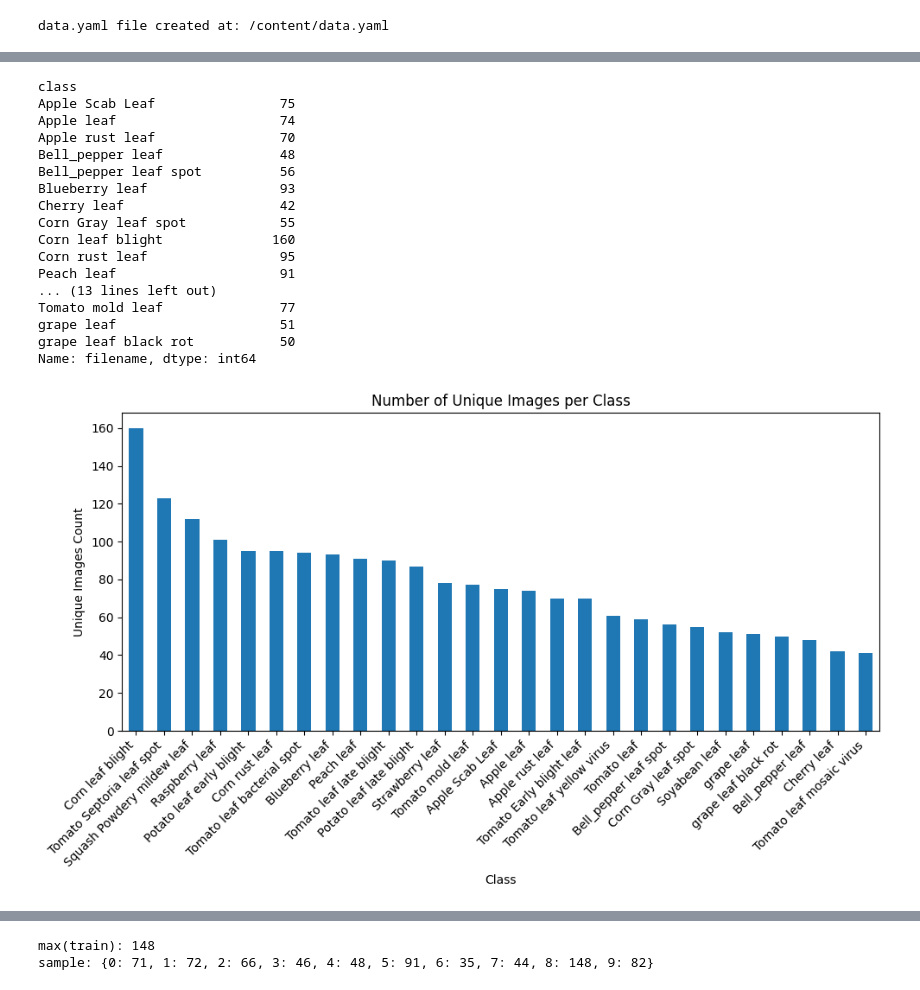
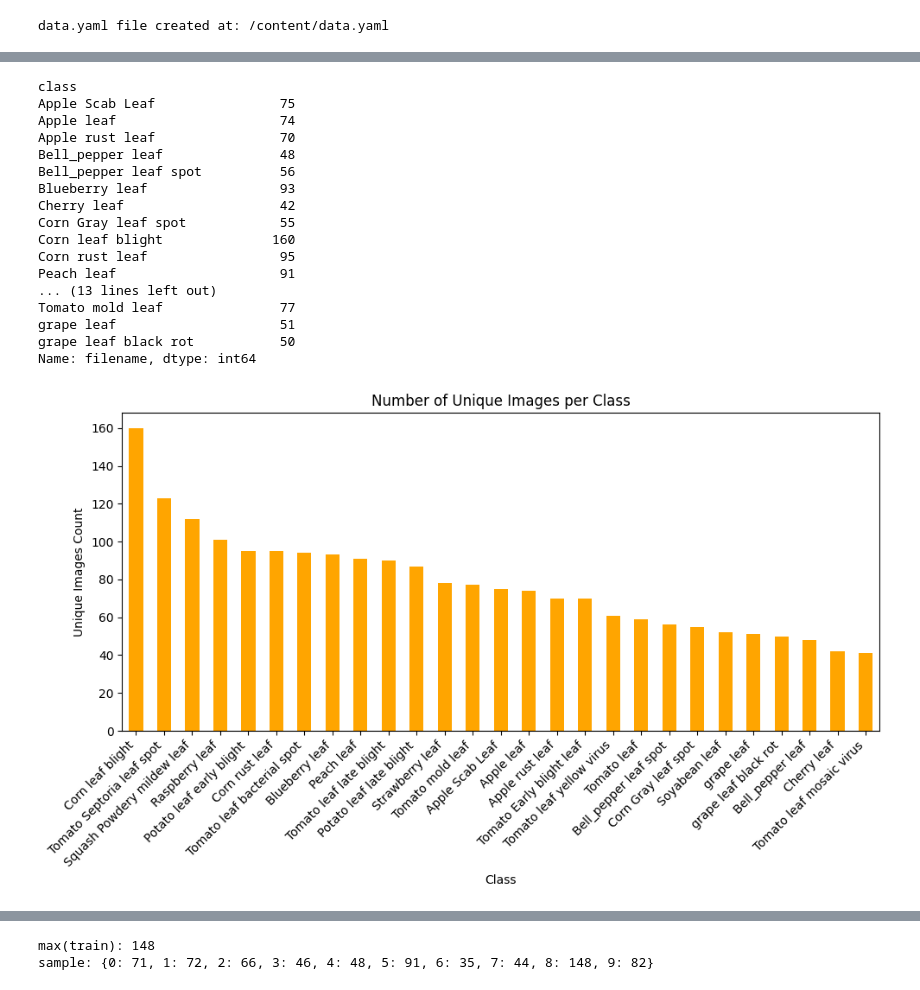
Before and after one commit to MohammadAghaei1/Plantdoc-image-processing, a Jupyter notebook: Plantdoc.ipynb, the cells around one changed output, grey strips where cells are left out. Drawn from its saved outputs; the diff is of its cells as text; code cells hidden in the pictures.

```diff
--- a/Plantdoc.ipynb
+++ b/Plantdoc.ipynb
@@ -1664,35 +1773,40 @@ class 9: median=0.7638
+# %%
+import pandas as pd
+
+train_annotation_df = pd.read_csv('/content/train/train_annotations.csv')
 # %%
-img_per_class = train_annotations.groupby("class")["filename"].nunique()
+
+img_per_class = train_annotation_df.groupby("class")["filename"].nunique()
 
 print(img_per_class)
 
 # Optional: plot it
 import matplotlib.pyplot as plt
 
 plt.figure(figsize=(10, 6))
-img_per_class.sort_values(ascending=False).plot(kind='bar')
+img_per_class.sort_values(ascending=False).plot(kind='bar', color='orange')
 plt.title("Number of Unique Images per Class")
 plt.xlabel("Class")
 plt.ylabel("Unique Images Count")
 plt.xticks(rotation=45, ha='right')
 plt.tight_layout()
 plt.show()
 # %% [output]
 class
 Apple Scab Leaf                75
 Apple leaf                     74
 Apple rust leaf                70
 Bell_pepper leaf               48
 Bell_pepper leaf spot          56
 Blueberry leaf                 93
 Cherry leaf                    42
 Corn Gray leaf spot            55
 Corn leaf blight              160
 Corn rust leaf                 95
 Peach leaf                     91
 ... (13 lines left out)
 Tomato mold leaf               77
 grape leaf                     51
 grape leaf black rot           50
 Name: filename, dtype: int64
-[figure, old version]
+[figure, new version]
```
Also changed, not shown: parts of 13 cells of this notebook.
